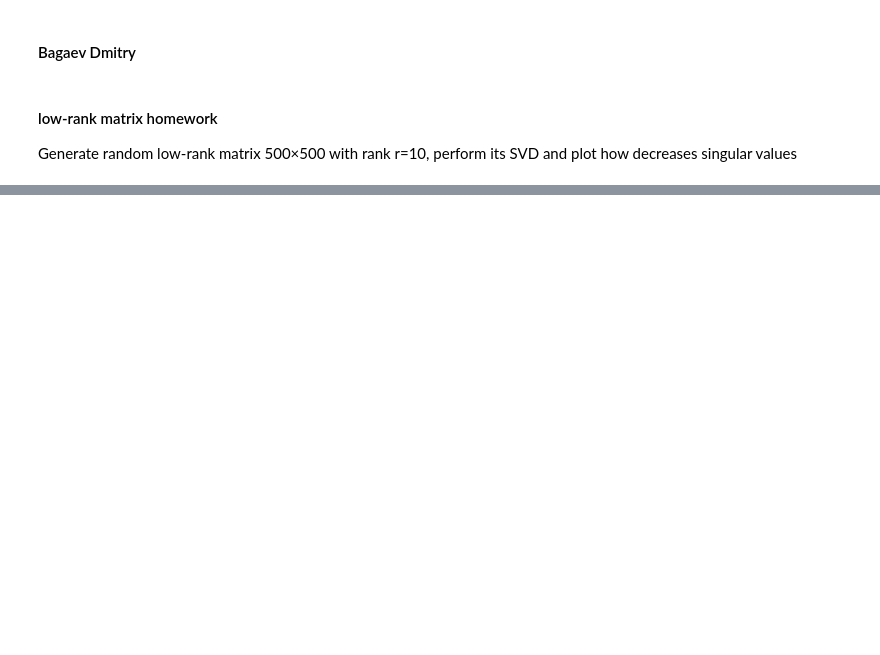
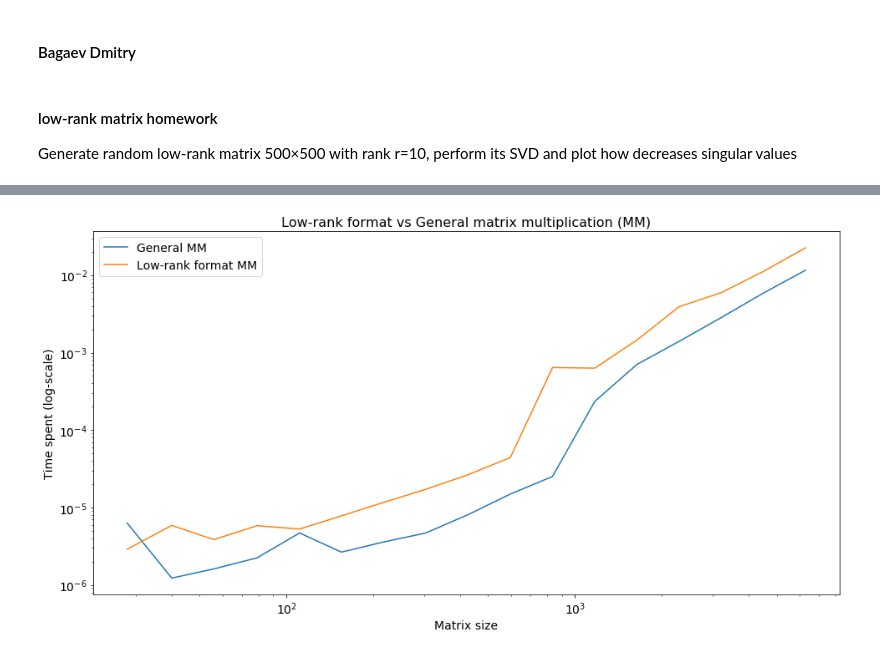
Before and after one commit to bvdmitri/ml-course, a Jupyter notebook: 01.tutorial/Exercise 2.ipynb, the cells around one changed output, grey strips where cells are left out. Cells and saved outputs as stored; diff of their text form; code cells hidden in the pictures; blank space fills up the shorter version.

```diff
--- a/01.tutorial/Exercise 2.ipynb
+++ b/01.tutorial/Exercise 2.ipynb
@@ -50,0 +102,18 @@ _ = plt.yticks(fontsize=14)
+# %%
+plt.figure(figsize=(16, 8))
+plt.title("Low-rank format vs General matrix multiplication (MM)", fontsize=16)
+
+plt.plot(matrix_sizes, general_results, label = "General MM")
+plt.plot(matrix_sizes, time_usv_results, label = "Low-rank format MM")
+
+plt.legend(loc="best", fontsize=14)
+
+plt.xlabel('Matrix size', fontsize=14)
+plt.xscale('log')
+plt.xticks(fontsize=14)
+
+plt.yscale('log')
+plt.ylabel('Time spent (log-scale)', fontsize=14)
+_ = plt.yticks(fontsize=14)
+# %% [output]
+[figure, added]
```
Also changed, not shown: parts of 3 cells of this notebook, 2 other files.
